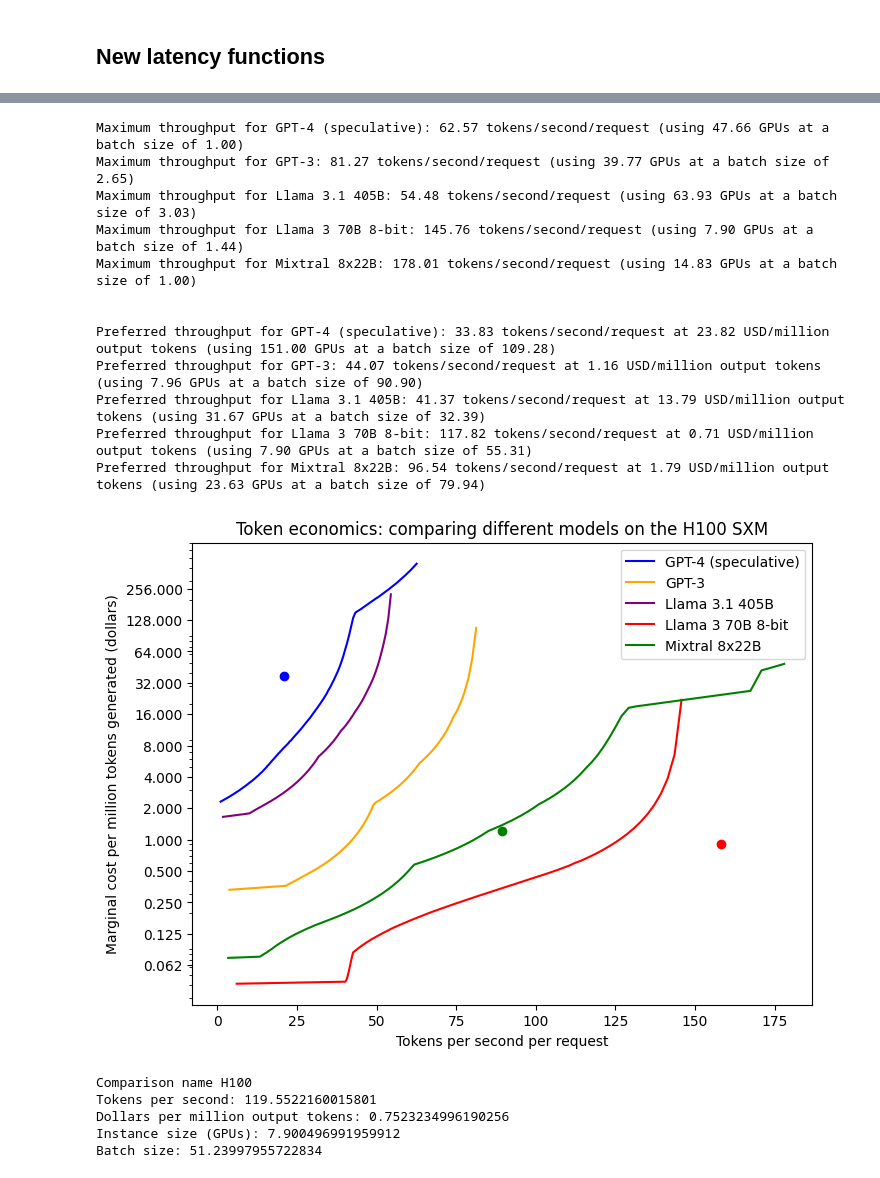
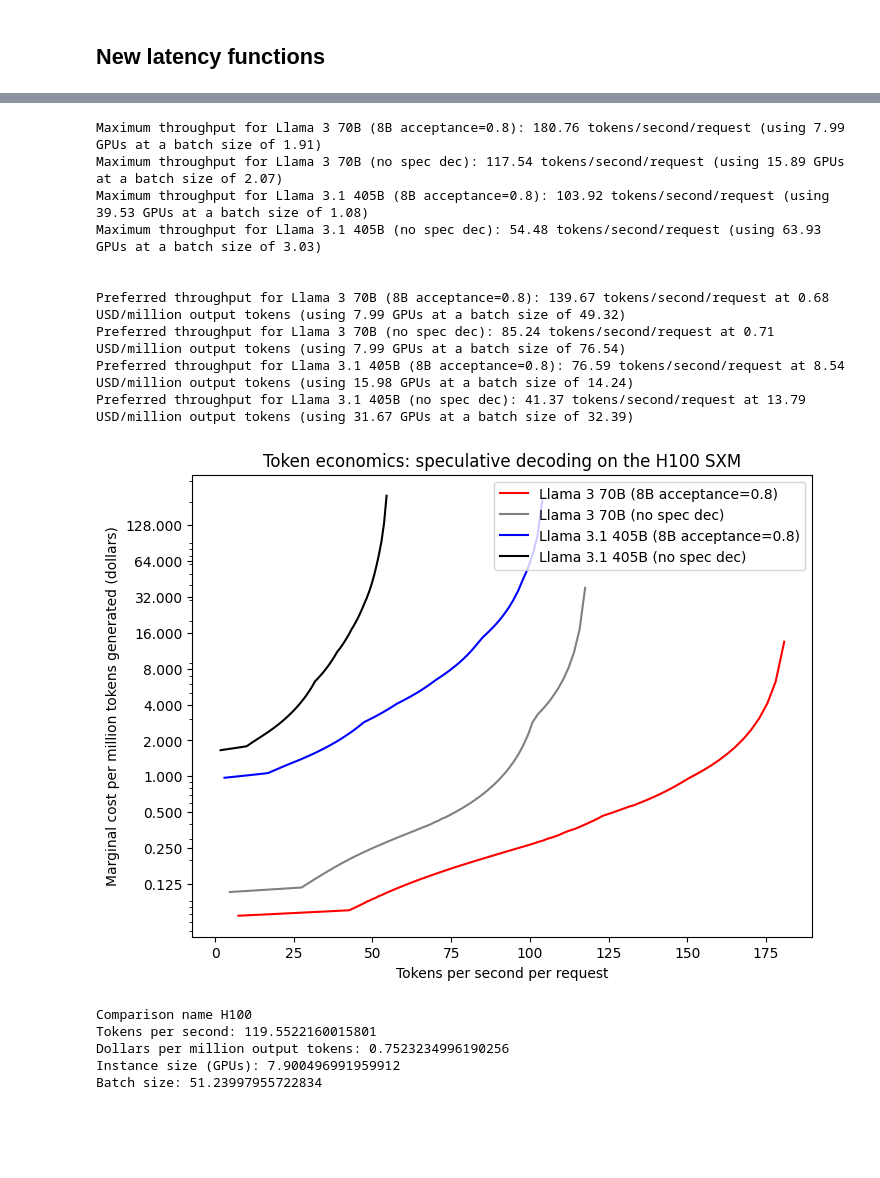
Before and after one commit to YafahEdelman/inference-economics, a Jupyter notebook: inference_economics_notebook.ipynb, the cells around one changed output, grey strips where cells are left out. Saved outputs shown, nothing was run; the diff lists cells and outputs as text; code cells hidden in the pictures; blank space fills up the shorter version.

```diff
--- a/inference_economics_notebook.ipynb
+++ b/inference_economics_notebook.ipynb
@@ -817,11 +820,11 @@ def preference_maximizing_settings(comparison, token_economics_results):
 
 #token_economics_results = pareto_fronts(llama_comparison, section_2_2_token_latency_seconds)
 #current_comparison = gpus_comparison
-current_comparison = all_models_comparison
+#current_comparison = all_models_comparison
 #current_comparison = context_length_comparison
 #current_comparison = llama_comparison
 #current_comparison = quantization_comparison
-#current_comparison = spec_dec_comparison
+current_comparison = spec_dec_comparison
 
 #current_comparison = tpu_test
 
@@ -843,46 +846,44 @@ for (comparison_setting, (x_coords, y_coords, gpu_counts, batch_sizes)) in zip(c
       y_l.append(y)
 
     plt.scatter(x_l, y_l, color=comparison_setting.color)
 
   opt_index = np.argmax(x_coords)
   print("Maximum throughput for %s: %.2f tokens/second/request (using %.2f GPUs at a batch size of %.2f)" % (comparison_setting.name, x_coords[opt_index], \
                                                                                                              gpu_counts[opt_index], batch_sizes[opt_index]))
 print("\n")
 
 preference_max_results = preference_maximizing_settings(current_comparison, token_economics_results)
 for setting_name in preference_max_results:
   results_dict = preference_max_results[setting_name]
   print("Preferred throughput for %s: %.2f tokens/second/request at %.2f USD/million output tokens (using %.2f GPUs at a batch size of %.2f)" % (setting_name, results_dict["tokens_per_second_per_request"], \
                                                                                                                                                  results_dict["price_dollars_per_million_tokens"], \
                                                                                                                                                  results_dict["gpus_per_instance"], \
                                                                                                                                                  results_dict["batch_size"]))
 
 plt.xlabel("Tokens per second per request")
 plt.ylabel("Marginal cost per million tokens generated (dollars)")
 
 plt.yscale("log")
 plt.gca().set_yticks([tick for tick in np.logspace(start=-10, stop=10, num=21, base=2) if tick <= max_y and tick >= min_y])
 plt.gca().get_yaxis().set_major_formatter(plt.FuncFormatter(lambda y, _: '%.3f' % y))
 
-plt.title("Token economics: comparing different models on the H100 SXM")
+plt.title("Token economics: speculative decoding on the H100 SXM")
 plt.legend()
 
-plt.savefig("token_economics_main_comparison.pdf")
+plt.savefig("token_economics_spec_dec_comparison.pdf")
 plt.show()
 # %% [output]
-Maximum throughput for GPT-4 (speculative): 62.57 tokens/second/request (using 47.66 GPUs at a batch size of 1.00)
-Maximum throughput for GPT-3: 81.27 tokens/second/request (using 39.77 GPUs at a batch size of 2.65)
-Maximum throughput for Llama 3.1 405B: 54.48 tokens/second/request (using 63.93 GPUs at a batch size of 3.03)
-Maximum throughput for Llama 3 70B 8-bit: 145.76 tokens/second/request (using 7.90 GPUs at a batch size of 1.44)
-Maximum throughput for Mixtral 8x22B: 178.01 tokens/second/request (using 14.83 GPUs at a batch size of 1.00)
+Maximum throughput for Llama 3 70B (8B acceptance=0.8): 180.76 tokens/second/request (using 7.99 GPUs at a batch size of 1.91)
+Maximum throughput for Llama 3 70B (no spec dec): 117.54 tokens/second/request (using 15.89 GPUs at a batch size of 2.07)
+Maximum throughput for Llama 3.1 405B (8B acceptance=0.8): 103.92 tokens/second/request (using 39.53 GPUs at a batch size of 1.08)
+Maximum throughput for Llama 3.1 405B (no spec dec): 54.48 tokens/second/request (using 63.93 GPUs at a batch size of 3.03)
 
 
-Preferred throughput for GPT-4 (speculative): 33.83 tokens/second/request at 23.82 USD/million output tokens (using 151.00 GPUs at a batch size of 109.28)
-Preferred throughput for GPT-3: 44.07 tokens/second/request at 1.16 USD/million output tokens (using 7.96 GPUs at a batch size of 90.90)
-Preferred throughput for Llama 3.1 405B: 41.37 tokens/second/request at 13.79 USD/million output tokens (using 31.67 GPUs at a batch size of 32.39)
-Preferred throughput for Llama 3 70B 8-bit: 117.82 tokens/second/request at 0.71 USD/million output tokens (using 7.90 GPUs at a batch size of 55.31)
-Preferred throughput for Mixtral 8x22B: 96.54 tokens/second/request at 1.79 USD/million output tokens (using 23.63 GPUs at a batch size of 79.94)
+Preferred throughput for Llama 3 70B (8B acceptance=0.8): 139.67 tokens/second/request at 0.68 USD/million output tokens (using 7.99 GPUs at a batch size of 49.32)
+Preferred throughput for Llama 3 70B (no spec dec): 85.24 tokens/second/request at 0.71 USD/million output tokens (using 7.99 GPUs at a batch size of 76.54)
+Preferred throughput for Llama 3.1 405B (8B acceptance=0.8): 76.59 tokens/second/request at 8.54 USD/million output tokens (using 15.98 GPUs at a batch size of 14.24)
+Preferred throughput for Llama 3.1 405B (no spec dec): 41.37 tokens/second/request at 13.79 USD/million output tokens (using 31.67 GPUs at a batch size of 32.39)
-[figure, old version]
+[figure, new version]
 # %%
 comp_index = 0
 i = np.argmin([abs(x-120) for x in token_economics_results[comp_index][0]])
```
Also changed, not shown: parts of 3 cells of this notebook.
